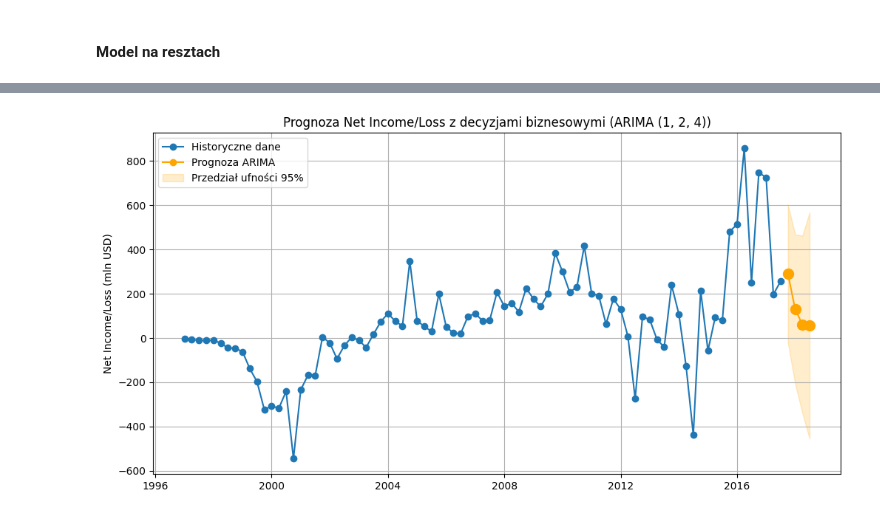
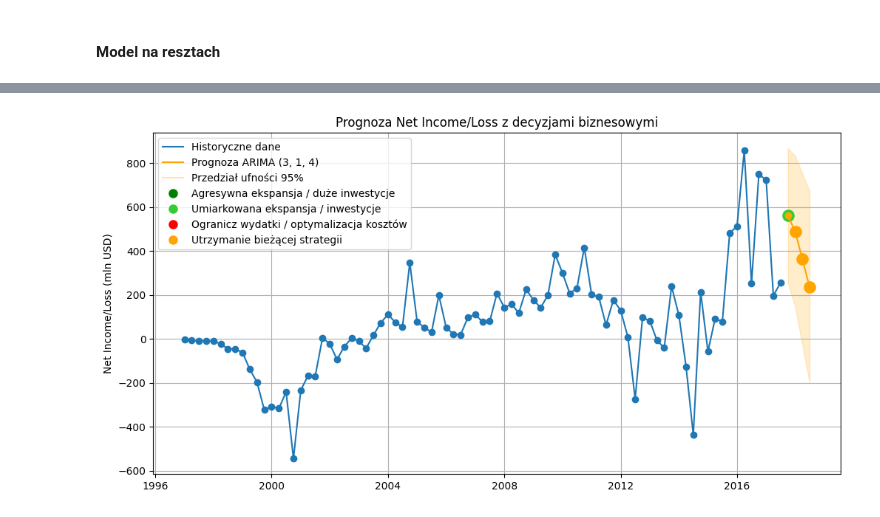
Before and after one commit to KawaMaciej/Stochastyczna, a Jupyter notebook: notebook.ipynb, the cells around one changed output, grey strips where cells are left out. Cells and saved outputs as stored; diff of their text form; code cells hidden in the pictures.

```diff
--- a/notebook.ipynb
+++ b/notebook.ipynb
@@ -17,7 +17,7 @@ warnings.filterwarnings("ignore")
 # %%
 data_cutoff = -32
 figsize=(12, 6)
-train_size = 0.75
+train_size = 0.80
 # %% [markdown]
 Projekt ma na celu naukę modelowania szeregów czasowych na danych bez sezonowości poprzez analizę kwartalnych wyników finansowych Amazon (Net Income/Loss). Głównym celem jest porównanie różnych metod prognozowania i wybór najlepszego modelu oraz zastosowania tego modelu w dwóch przykładowych problemach biznesowych.
 # %% [markdown]
@@ -984,4 +989,10 @@ df_metrics.style.highlight_min(subset=['MAE','RMSE','SMAPE','MASE'], color='gree
 # %%
+import pandas as pd
+import numpy as np
+import matplotlib.pyplot as plt
+from statsmodels.tsa.arima.model import ARIMA
+
+
 colors = {
     'Agresywna ekspansja / duże inwestycje': 'green',
     'Umiarkowana ekspansja / inwestycje': 'limegreen',
@@ -989,54 +1000,88 @@ colors = {
     'Utrzymanie bieżącej strategii': 'orange'
 }
 
-
 df.index = pd.to_datetime(df.index)
 
-model = ARIMA(df["Net Income/Loss"], order=optimized_orders["best_orders"][0])
+series = df["Net Income/Loss"]
+
+best_order = optimized_orders["best_orders"][0]
+
+model = ARIMA(series, order=best_order)
 model_fit = model.fit()
 
+
 forecast_steps = 4
+
 forecast = model_fit.get_forecast(steps=forecast_steps)
 forecast_mean = forecast.predicted_mean
 forecast_ci = forecast.conf_int()
 
-forecast_index = pd.date_range(start=df.index[-1] + pd.offsets.QuarterEnd(),
-                               periods=forecast_steps, freq='Q')
+forecast_index = pd.date_range(
+    start=series.index[-1] + pd.offsets.QuarterEnd(),
+    periods=forecast_steps,
+    freq='Q'
+)
 
 forecast_df = pd.DataFrame({
-    'Forecast': forecast_mean.values,
-    'Lower_CI': forecast_ci.iloc[:,0].values,
-    'Upper_CI': forecast_ci.iloc[:,1].values
+    "Forecast": forecast_mean.values,
+    "Lower_CI": forecast_ci.iloc[:, 0].values,
+    "Upper_CI": forecast_ci.iloc[:, 1].values
 }, index=forecast_index)
 
-def business_decision(row, level = 500):
-    if row['Lower_CI'] > level:
+
+def business_decision(row, level=500):
+    if row["Lower_CI"] > level:
         return 'Agresywna ekspansja / duże inwestycje'
-    elif row['Forecast'] > level:
+
+    elif row["Forecast"] > level:
         return 'Umiarkowana ekspansja / inwestycje'
-    elif row['Forecast'] < level-1000:
+
+    elif row["Forecast"] < level - 1000:
         return 'Ogranicz wydatki / optymalizacja kosztów'
+
     else:
         return 'Utrzymanie bieżącej strategii'
 
-forecast_df['Decision'] = forecast_df.apply(business_decision, axis=1)
+forecast_df["Decision"] = forecast_df.apply(business_decision, axis=1)
 
 print(forecast_df)
 
-plt.figure(figsize=figsize)
-plt.plot(df.index, df["Net Income/Loss"], label='Historyczne dane', marker='o')
-plt.plot(forecast_index, forecast_mean, label='Prognoza ARIMA', color='orange', marker='o')
-plt.fill_between(forecast_index,
-                 forecast_ci.iloc[:,0],
-                 forecast_ci.iloc[:,1],
-                 color='orange', alpha=0.2, label='Przedział ufności 95%')
 
-for i, row in forecast_df.iterrows():
-    plt.scatter(i, row['Forecast'], color=colors[row['Decision']], s=100)
+plt.figure(figsize=(12, 6))
 
-plt.title(f'Prognoza Net Income/Loss z decyzjami biznesowymi (ARIMA {optimized_orders["best_orders"][0]})')
+plt.plot(series.index, series.values, marker='o', label='Historyczne dane')
+
+plt.plot(forecast_index, forecast_mean, marker='o', color='orange',
+         label=f'Prognoza ARIMA {best_order}')
+
+# Confidence interval
+plt.fill_between(
+    forecast_index,
+    forecast_ci.iloc[:, 0],
+    forecast_ci.iloc[:, 1],
+    color='orange',
+    alpha=0.2,
+    label='Przedział ufności 95%'
+)
+
+# Decision markers
+for date, row in forecast_df.iterrows():
+    plt.scatter(date, row["Forecast"], color=colors[row["Decision"]], s=120)
+
+# Legend for decisions
+decision_patches = [
+    plt.Line2D([0], [0], marker='o', color='w',
+               label=label, markerfacecolor=col, markersize=10)
+    for label, col in colors.items()
+]
+plt.legend(handles=[
+    plt.Line2D([], [], label='Historyczne dane'),
+    plt.Line2D([], [], label=f'Prognoza ARIMA {best_order}', color='orange'),
+    plt.Line2D([], [], label='Przedział ufności 95%', color='orange', alpha=0.3)
+] + decision_patches, loc='upper left')
+
+plt.title('Prognoza Net Income/Loss z decyzjami biznesowymi')
 plt.ylabel('Net Income/Loss (mln USD)')
-plt.legend(['Historyczne dane', 'Prognoza ARIMA', 'Przedział ufności 95%'])
 plt.grid(True)
 plt.show()
 # %% [output]
@@ -1048,4 +1099,4 @@ plt.show()
-[figure, old version]
+[figure, new version]
 # %%
 fitted_values = model_fit.fittedvalues
 
```
Also changed, not shown: parts of 25 cells of this notebook.
